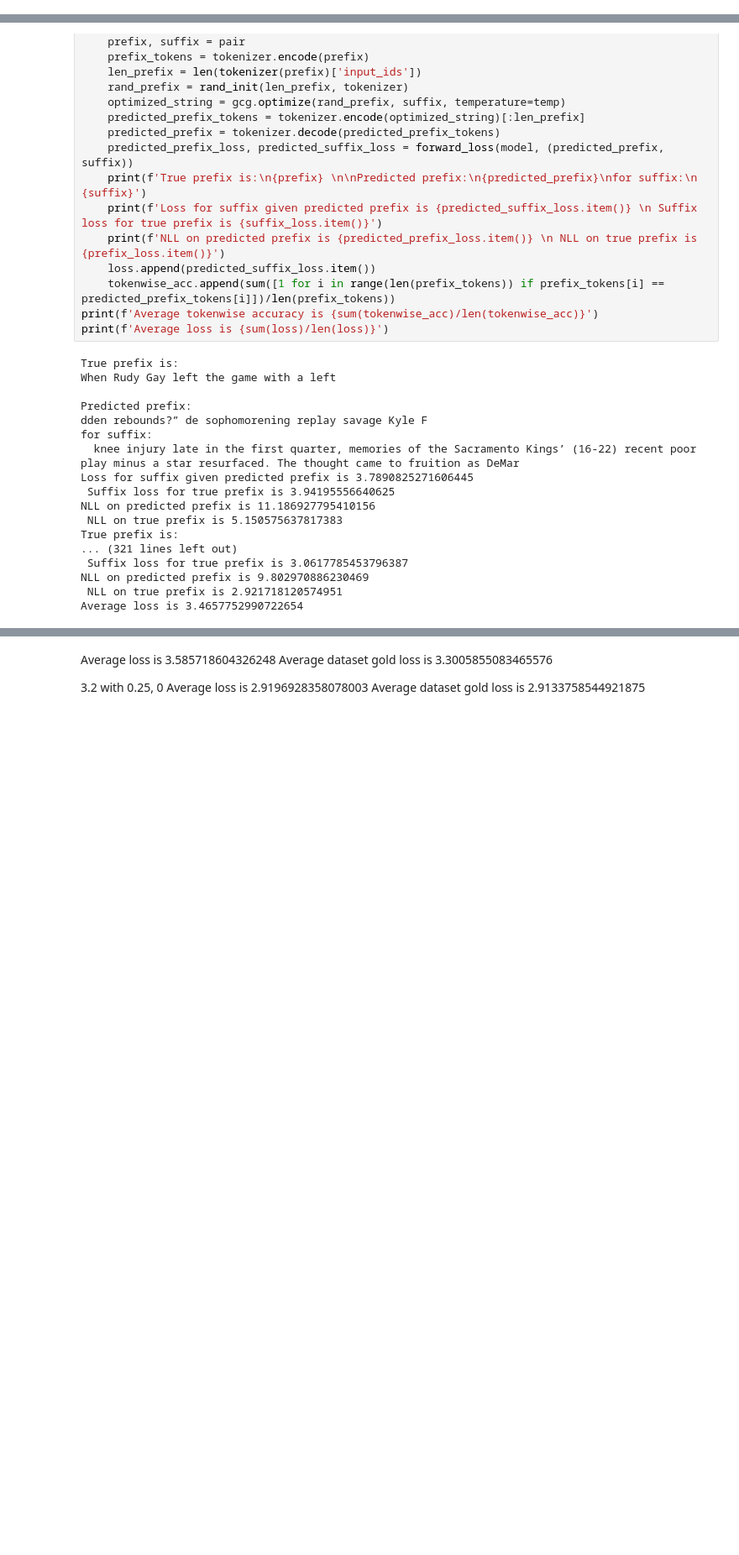
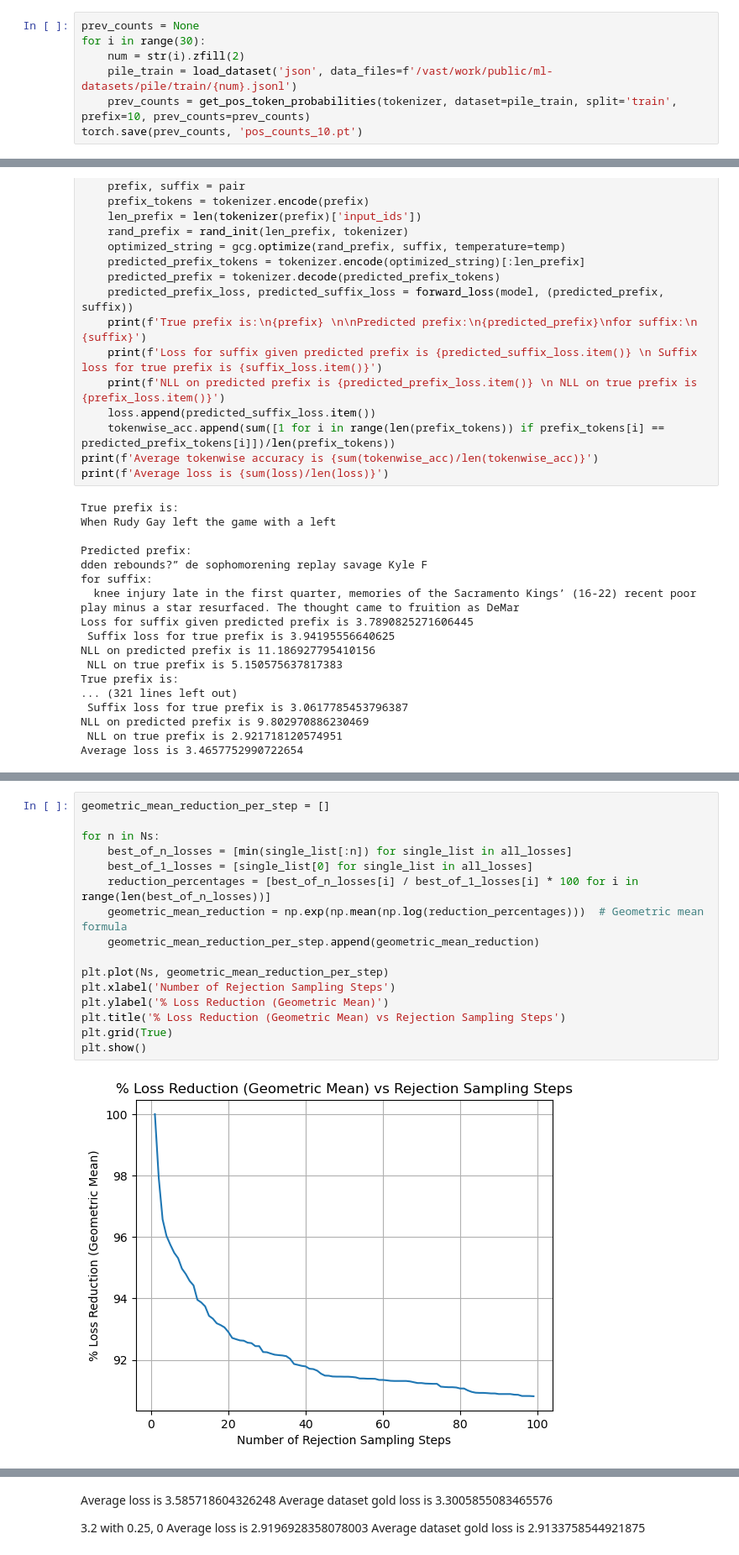
Before and after one commit to abhay-sheshadri/reverse-dynamics-nlp, a Jupyter notebook: jupyworkshop.ipynb, the cells around one changed output, grey strips where cells are left out. Shown at 84% size. Drawn from its saved outputs; the diff is of its cells as text; blank space fills up the shorter version.

```diff
--- a/jupyworkshop.ipynb
+++ b/jupyworkshop.ipynb
@@ -28,0 +102,7 @@ def rand_init(seq_length: int, tokenizer):
+# %%
+prev_counts = None
+for i in range(30):
+    num = str(i).zfill(2)
+    pile_train = load_dataset('json', data_files=f'/vast/work/public/ml-datasets/pile/train/{num}.jsonl')
+    prev_counts = get_pos_token_probabilities(tokenizer, dataset=pile_train, split='train', prefix=10, prev_counts=prev_counts)
+torch.save(prev_counts, 'pos_counts_10.pt')
@@ -160,0 +328,18 @@ Average dataset gold loss is 3.3005855083465576
+# %%
+geometric_mean_reduction_per_step = []
+
+for n in Ns:
+    best_of_n_losses = [min(single_list[:n]) for single_list in all_losses]
+    best_of_1_losses = [single_list[0] for single_list in all_losses]
+    reduction_percentages = [best_of_n_losses[i] / best_of_1_losses[i] * 100 for i in range(len(best_of_n_losses))]
+    geometric_mean_reduction = np.exp(np.mean(np.log(reduction_percentages)))  # Geometric mean formula
+    geometric_mean_reduction_per_step.append(geometric_mean_reduction)
+
+plt.plot(Ns, geometric_mean_reduction_per_step)
+plt.xlabel('Number of Rejection Sampling Steps')
+plt.ylabel('% Loss Reduction (Geometric Mean)')
+plt.title('% Loss Reduction (Geometric Mean) vs Rejection Sampling Steps')
+plt.grid(True)
+plt.show()
+# %% [output]
+[figure, added]
```
Also changed, not shown: parts of 19 cells of this notebook, 1 other file.
